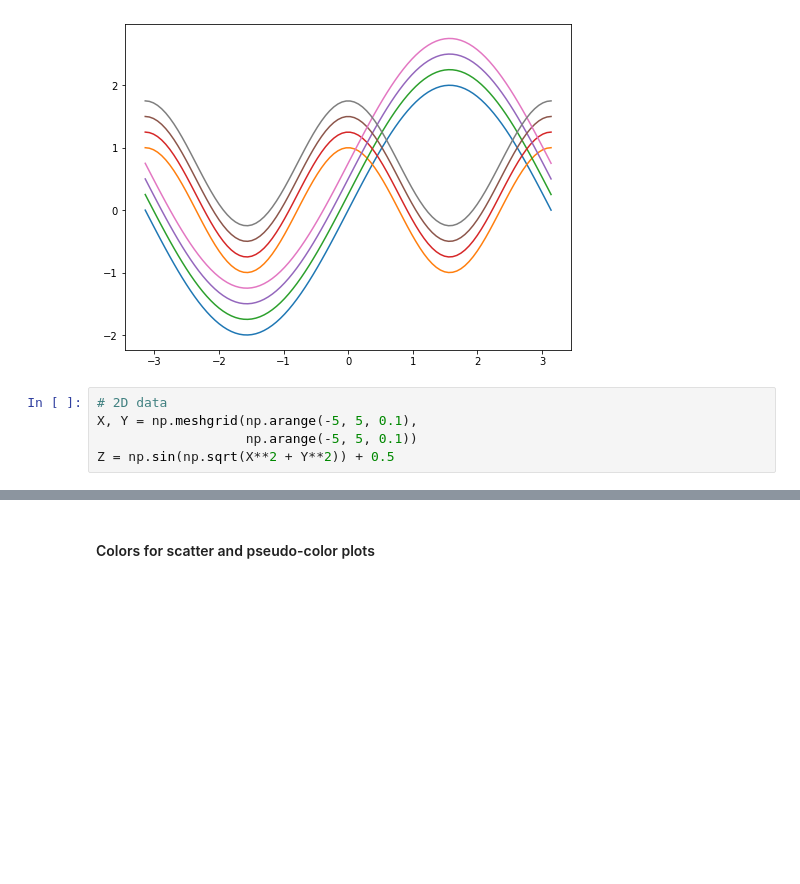
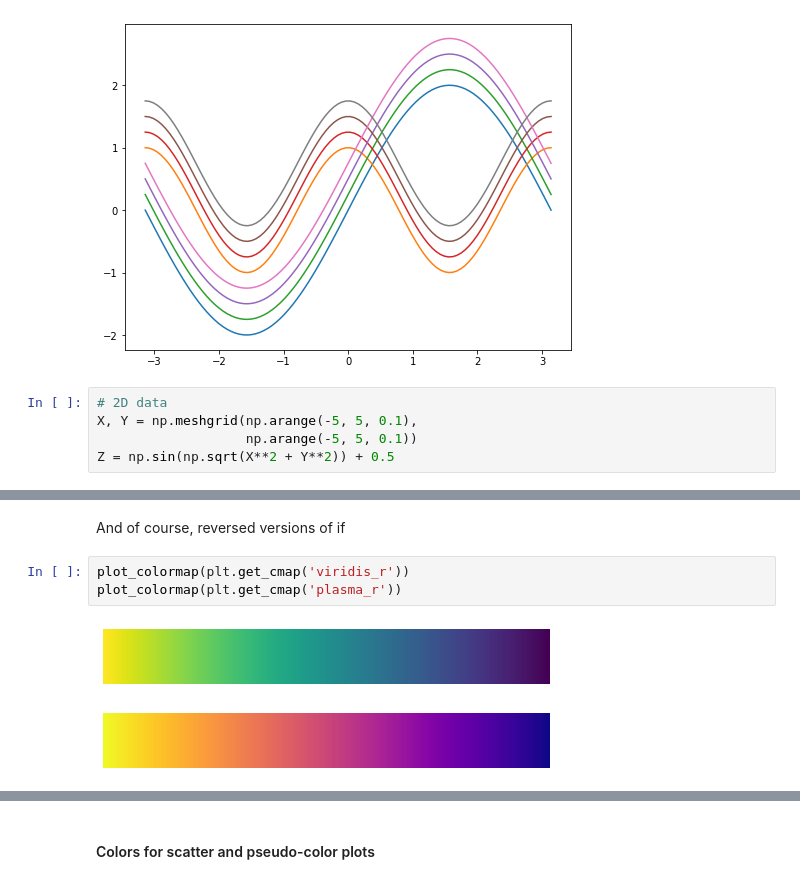
Before and after one commit to GuckLab/SciViz, a Jupyter notebook: workshops/WS2_colormaps.ipynb, the cells around one changed output, grey strips where cells are left out. Cells and saved outputs as stored; diff of their text form; blank space fills up the shorter version.

```diff
--- a/workshops/WS2_colormaps.ipynb
+++ b/workshops/WS2_colormaps.ipynb
@@ -77,0 +97,8 @@ For a full list; see [Colormaps Reference](https://matplotlib.org/stable/gallery
+# %% [markdown]
+And of course, reversed versions of if
+# %%
+plot_colormap(plt.get_cmap('viridis_r'))
+plot_colormap(plt.get_cmap('plasma_r'))
+# %% [output]
+[figure, added]
+[figure, added]
```
Also changed, not shown: parts of 16 cells of this notebook.
